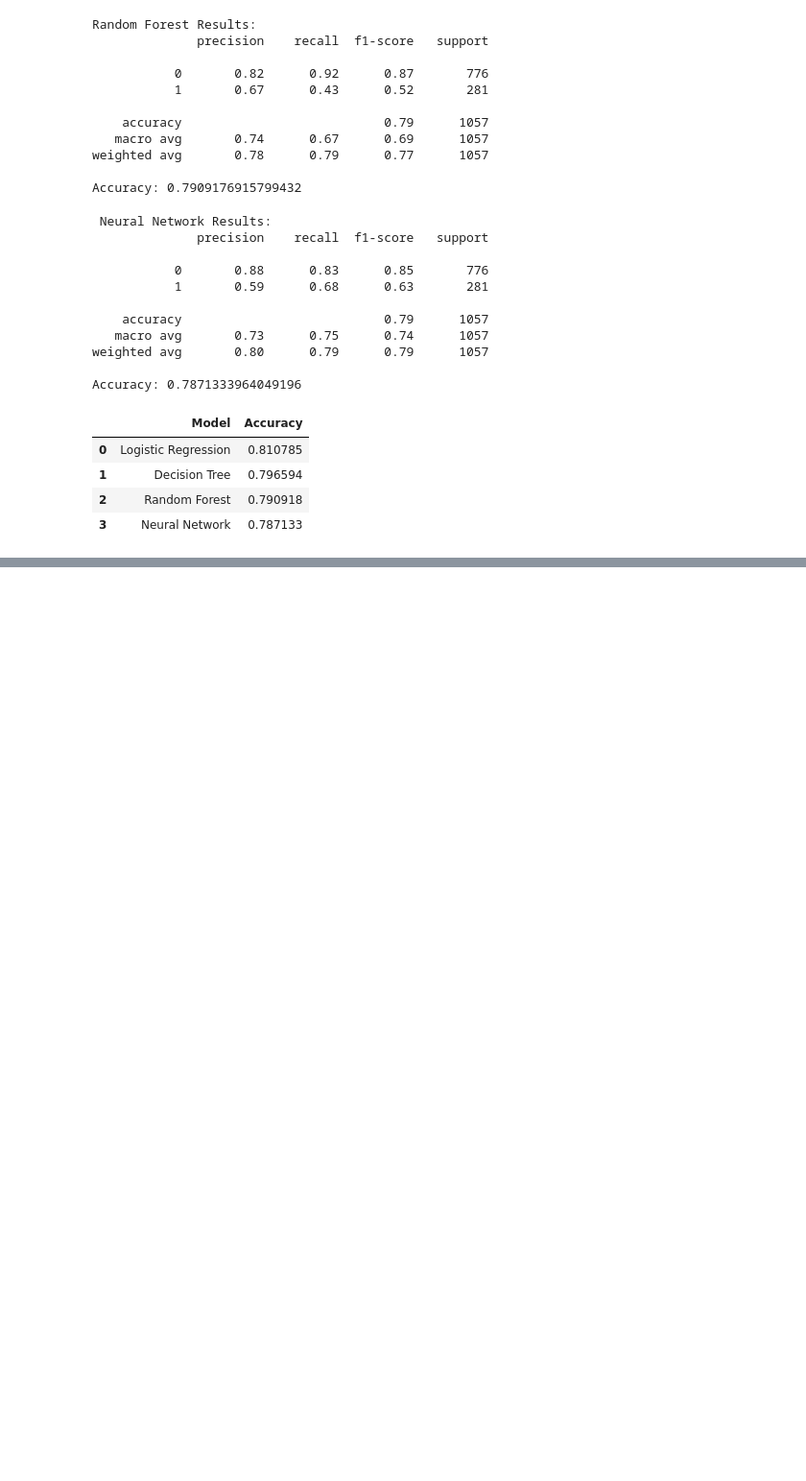
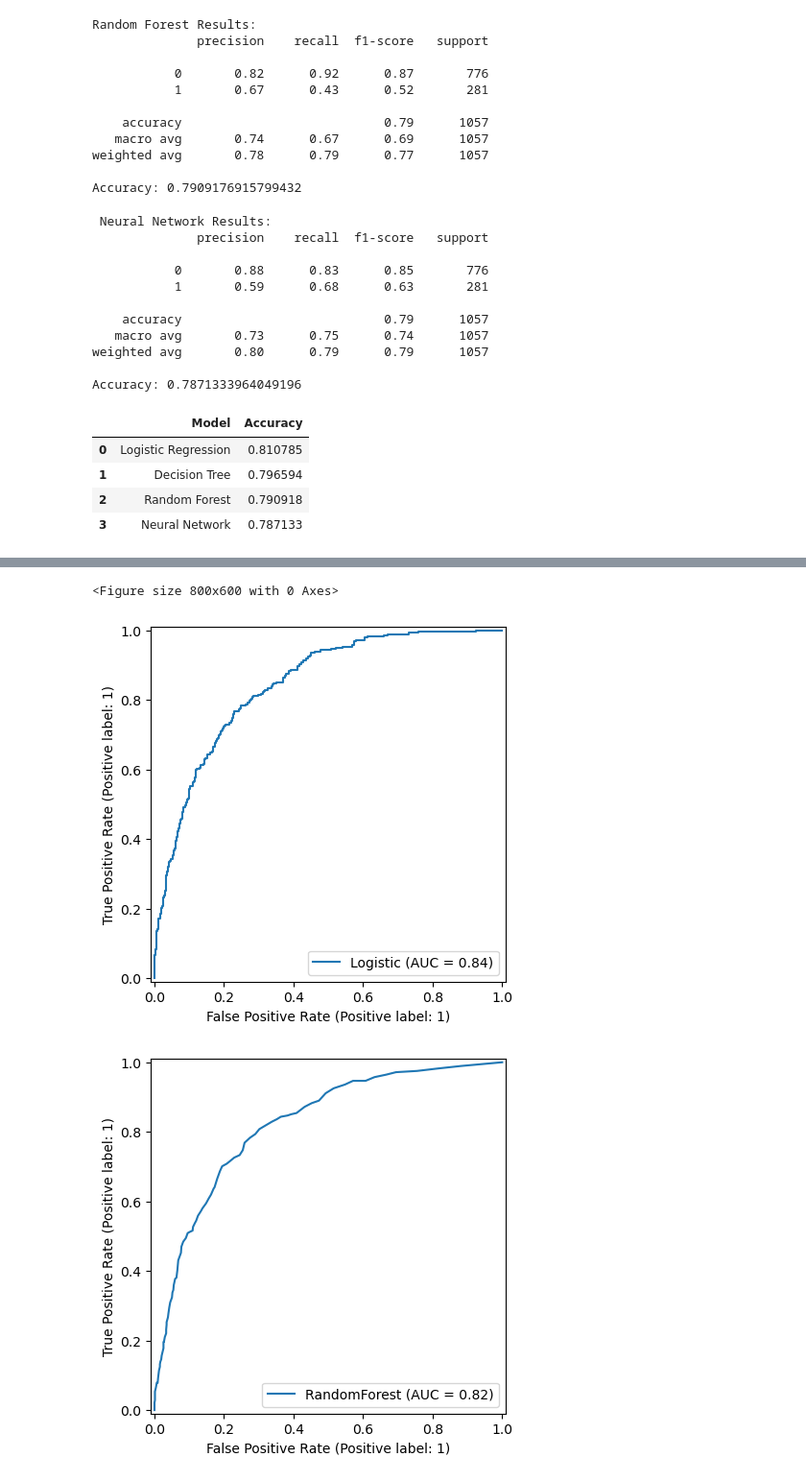
Before and after one commit to hyb0hb/python, a Jupyter notebook: customer_churn_lastV.ipynb, the cells around one changed output, grey strips where cells are left out. Shown at 96% size. Cells and saved outputs as stored; diff of their text form; code cells hidden in the pictures; blank space fills up the shorter version.

```diff
--- a/customer_churn_lastV.ipynb
+++ b/customer_churn_lastV.ipynb
@@ -342,0 +494,16 @@ pd.DataFrame(results)
+# %%
+#Courbe ROC pour chaque modèle
+from sklearn.metrics import RocCurveDisplay
+
+plt.figure(figsize=(8,6))
+
+for name, model in models.items():
+    if hasattr(model, "predict_proba"):
+        RocCurveDisplay.from_estimator(model, X_test_prep, y_test, name=name)
+
+plt.title("ROC Curves — Logistic vs RandomForest vs GradientBoosting")
+plt.show()
+# %% [output]
+<Figure size 800x600 with 0 Axes>
+[figure, added]
+[figure, added]
```
Also changed, not shown: parts of 19 cells of this notebook.
